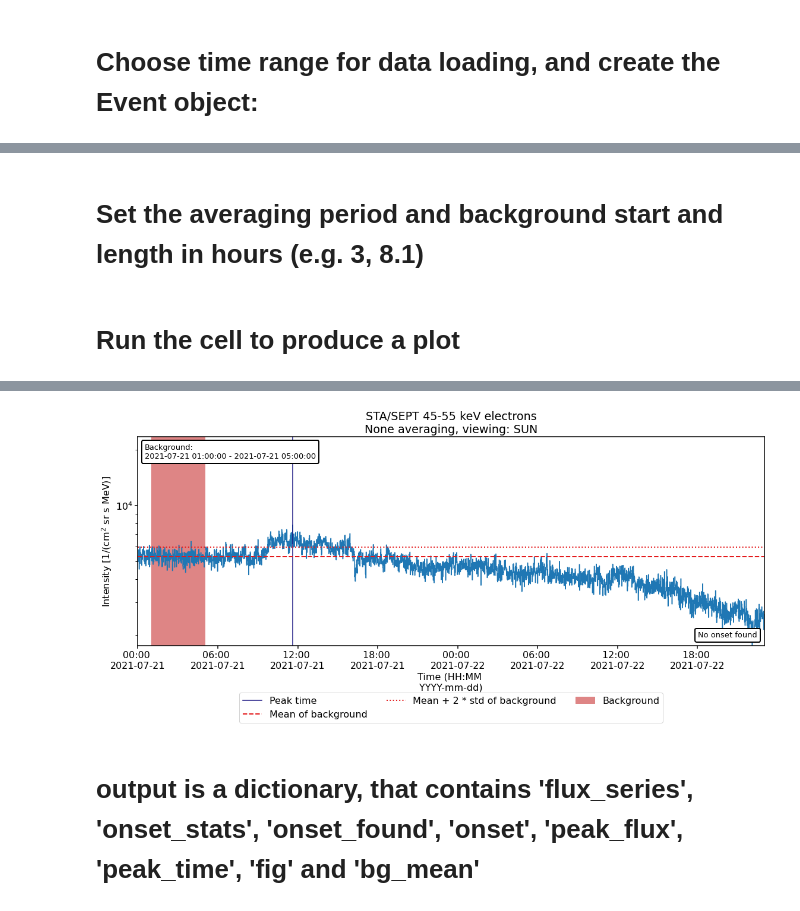
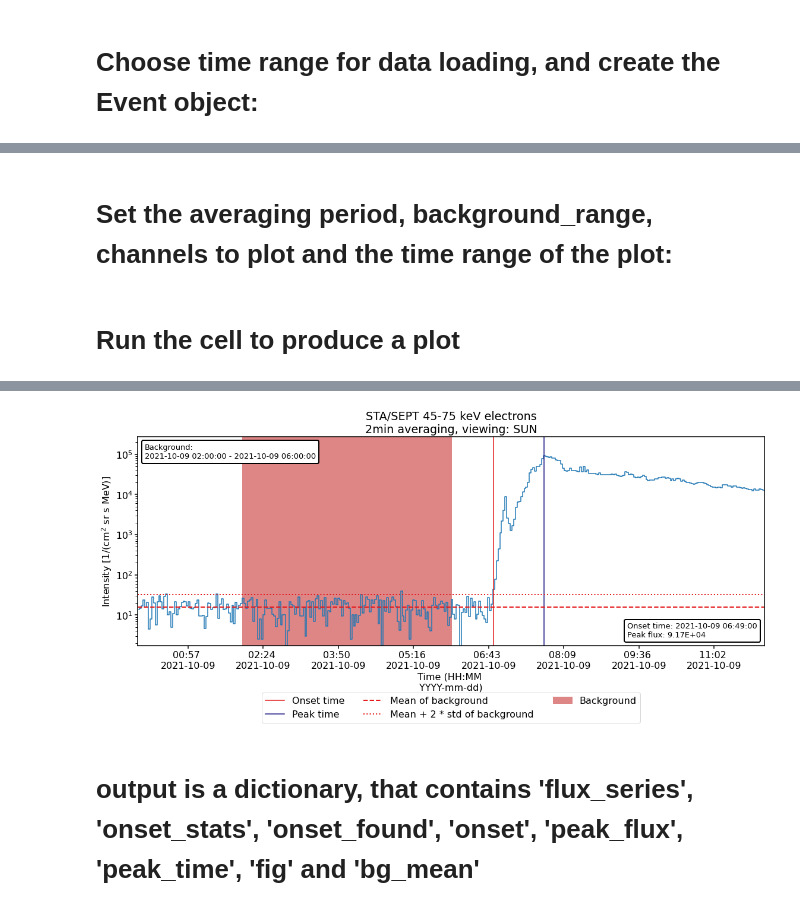
Before and after one commit to ajylla/SPOT, a Jupyter notebook: Deliverable_Notebook.ipynb, the cells around one changed output, grey strips where cells are left out. Drawn from its saved outputs; the diff is of its cells as text; code cells hidden in the pictures.

```diff
--- a/Deliverable_Notebook.ipynb
+++ b/Deliverable_Notebook.ipynb
@@ -21,11 +21,11 @@ data_path = f"{os.getcwd()}"
 # Choose time range for data loading, and create the Event object:
 # %%
 # Format of date: year, month, day
-startdate = datetime.date(2021, 7, 21)
-enddate = datetime.date(2021, 7, 22)
+startdate = datetime.date(2021, 10, 9)
+enddate = datetime.date(2021, 10, 10)
 
 # Get event data:
-event_onset = Event(spacecraft=w.spacecraft_drop.value, sensor=w.sensor_drop.value,
+Event_onset = Event(spacecraft=w.spacecraft_drop.value, sensor=w.sensor_drop.value,
                     data_level='l2', species = w.species_drop.value,
                     start_date=startdate, end_date=enddate,
                     data_path=data_path)
@@ -47,24 +32,24 @@ Use this value as the 'known_hash' argument of 'pooch.retrieve' to ensure that t
 # %% [markdown]
-# Set the averaging period and background start and length in hours (e.g. 3, 8.1)
+# Set the averaging period, background_range, channels to plot and the time range of the plot:
 # %%
 # Use pandas-compatible resampling period string, e.g. '10min' or '30s'
 # Leave to None to not resample data
-averaging = None #"2min"
+averaging = "2min"
 
 # Set the time range for what is considered the background preceding the event:
 # Format of datetime: year, month, day, hour, minute, second
-background_range = (datetime.datetime(2021, 7, 21, 1, 0, 0),
-                    datetime.datetime(2021, 7, 21, 5, 0, 0))
+background_range = (datetime.datetime(2021, 10, 9, 2, 0, 0),
+                    datetime.datetime(2021, 10, 9, 6, 0, 0))
 
-# Set the channel(s) to plot:
-channels = 2
+# Set the channel(s) to plot (use a list to combine multiple channels):
+channels = [2,3,4]
 
 # Set the time range for the plot:
-plot_range = [datetime.datetime(2021, 7, 21, 0),datetime.datetime(2021, 7, 22, 23)]
+plot_range = [datetime.datetime(2021, 10, 9, 0),datetime.datetime(2021, 10, 9, 12)]
 # %% [markdown]
 # Run the cell to produce a plot
 # %%
-flux, onset_stats, onset_found, peak_flux, peak_time, fig, bg_mean = event_onset.analyse(viewing=w.view_drop.value, background_range=background_range, channels=channels,
+flux, onset_stats, onset_found, peak_flux, peak_time, fig, bg_mean = Event_onset.analyse(viewing=w.view_drop.value, background_range=background_range, channels=channels,
                                                                                          resample_period=averaging, yscale='log', cusum_window=30, xlim=plot_range)
 onset = onset_stats[-1]
 peak_flux = peak_flux.values[0]
@@ -85,7 +70,7 @@ NaT
 ... (9 lines left out)
 
 ##### >Particle species< #####
 electrons
 ##############################
-[figure, old version]
+[figure, new version]
 # %%
```
Also changed, not shown: parts of 6 cells of this notebook, 2 other files.
